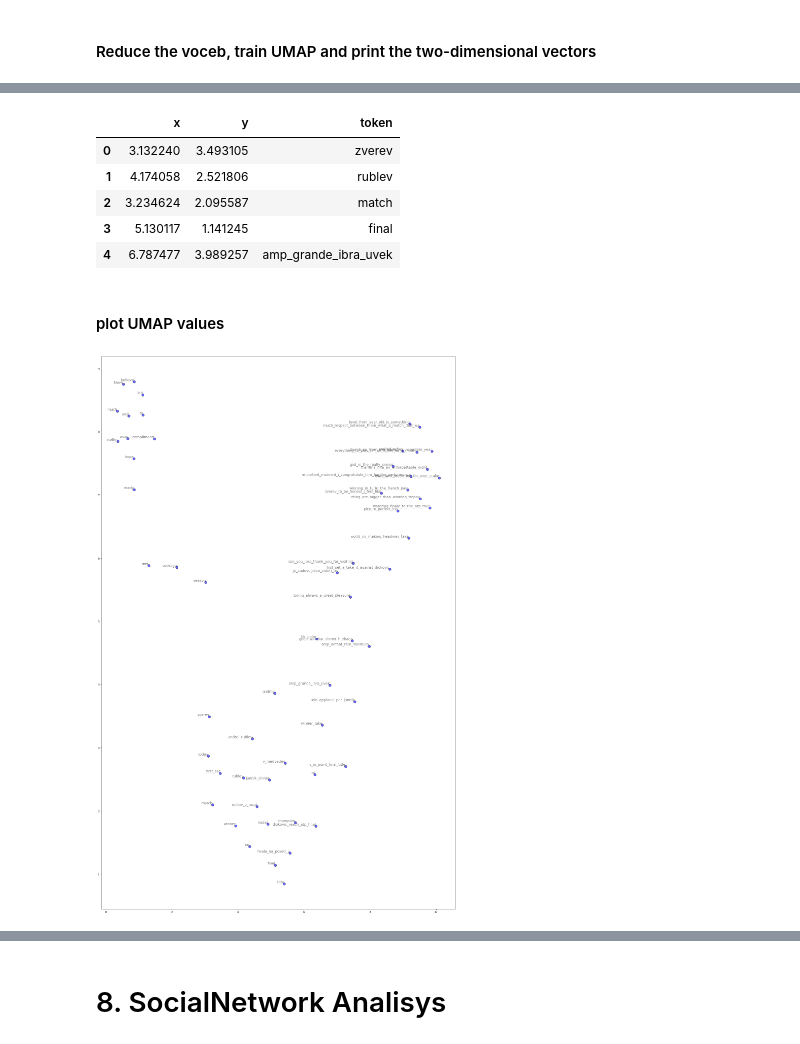
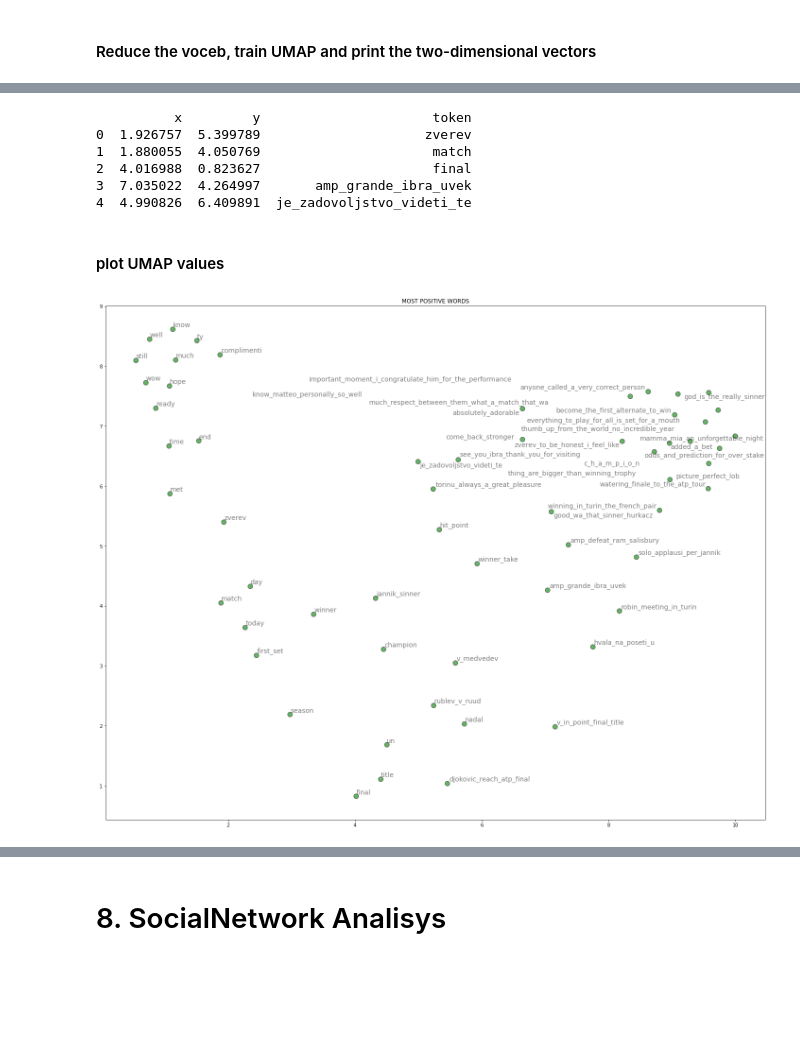
Before and after one commit to AScarcella3/TextMiningProject, a Jupyter notebook: main.ipynb, the cells around one changed output, grey strips where cells are left out. Cells and saved outputs as stored; diff of their text form; code cells hidden in the pictures; blank space fills up the shorter version.

Commit message:
Bow, wordembedding, umap

```diff
--- a/main.ipynb
+++ b/main.ipynb
@@ -1560,28 +1738,6 @@ for t in df_pos.term:
 
 df_pos = df_pos[~df_pos.term.isin(to_exclude)]
 df_pos['vector'] = vectors
-# %%
-# models_root_dir+'w2v_model_it.bin'
-# models_root_dir+'ft_model_it.vec'
-# models_root_dir+'w2v_model_en.bin'
-# models_root_dir+'ft_model_en.vec'
-
-df_neg = pd.DataFrame(more_neg.items(), columns=['term','weight']) #create a dataframe from the dict
-df_neg = df_neg.sort_values('weight', ascending=False).head(60)
-
-from gensim.models import KeyedVectors
-embeddings = KeyedVectors.load_word2vec_format(models_root_dir+'ft_model_en.vec', binary=False) #import the ft model
-
-vectors = []
-to_exclude = []
-for t in df_neg.term:
-  if t in embeddings.wv.vocab:
-    vectors.append(embeddings.wv[t])
-  else:
-    to_exclude.append(t)
-
-df_neg = df_neg[~df_neg.term.isin(to_exclude)]
-df_neg['vector'] = vectors
 # %% [markdown]
 ### Visualise Embeddings with UMAP
 
@@ -1678,33 +1834,35 @@ import random
 from adjustText import adjust_text
 
 #take only the relevant vectors and restrict the embeddings vocab
-relevant_vectors = df_pos.term.tolist()
-word_set = {w for w in relevant_vectors if w in embeddings.wv.vocab}
-restrict_w2v(embeddings, word_set)
+relevant_vectors_p = df_pos.term.tolist()
+word_set_p = {w for w in relevant_vectors_p if w in embeddings.wv.vocab}
+restrict_w2v(embeddings, word_set_p)
 
 #train umap with the relevan vectors
-relevant_vectors_2d = train_umap(embeddings)
-relevant_vectors_2d.head()
+relevant_vectors_2d_p = train_umap(embeddings)
+print(relevant_vectors_2d_p.head())
 # %% [output]
-|  | x | y | token |
-| 0 | 3.132240 | 3.493105 | zverev |
-| 1 | 4.174058 | 2.521806 | rublev |
-| 2 | 3.234624 | 2.095587 | match |
-| 3 | 5.130117 | 1.141245 | final |
-| 4 | 6.787477 | 3.989257 | amp_grande_ibra_uvek |
+          x         y                      token
+0  1.926757  5.399789                     zverev
+1  1.880055  4.050769                      match
+2  4.016988  0.823627                      final
+3  7.035022  4.264997       amp_grande_ibra_uvek
+4  4.990826  6.409891  je_zadovoljstvo_videti_te
 # %% [markdown]
 #### plot UMAP values
 # %%
 from adjustText import adjust_text
 import matplotlib.pyplot as plt
 import matplotlib
 random.seed(42)
-plt.rcParams['figure.figsize'] = 25, 40
+plt.rcParams['figure.figsize'] = 25, 20
 
 text = []
-for index, row in relevant_vectors_2d.iterrows():
-    plt.scatter(row['x'], row['y'], c='b', alpha=0.6, marker='o', s=100, edgecolors='black')
+for index, row in relevant_vectors_2d_p.iterrows():
+    plt.scatter(row['x'], row['y'], c='g', alpha=0.6, marker='o', s=100, edgecolors='black')
     text.append(plt.annotate(row['token'], alpha=0.5, xy=(row['x'], row['y']), ha='right', va='bottom', size=14))
-# adjust_text(text)
+adjust_text(text)
+plt.title("MOST POSITIVE WORDS")
+plt.savefig(prj_root_dir + 'GRAFICI/umap')
 # %% [output]
-[figure, old version]
+[figure, new version]
```
Also changed, not shown: parts of 36 cells of this notebook.
